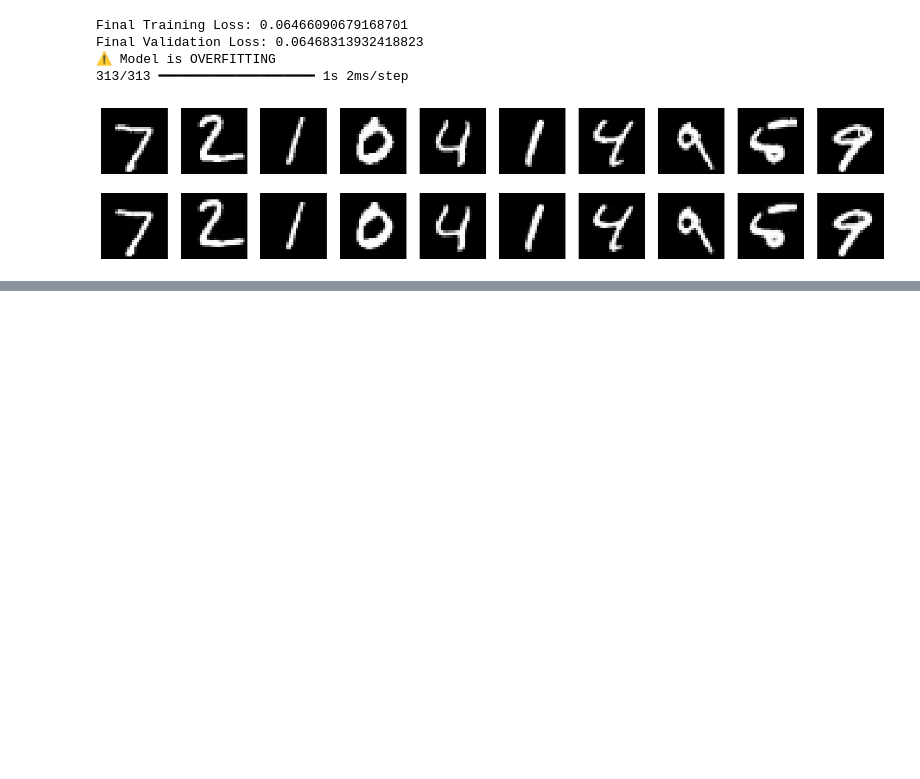
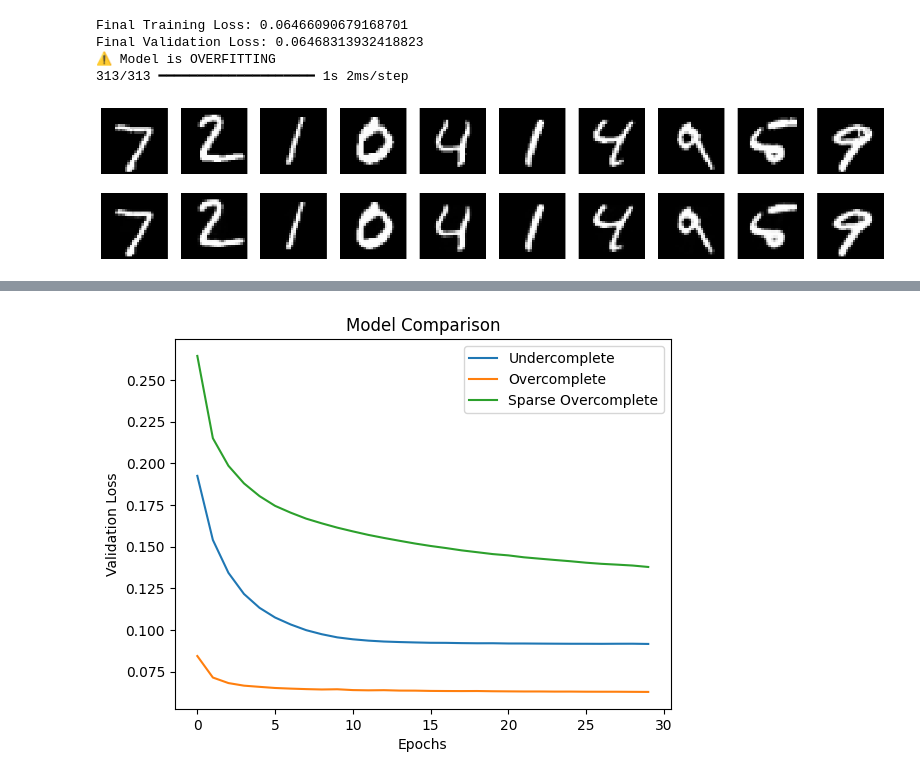
Before and after one commit to SameekshaPadigelawar/DEEP-LEARNING-PRACTICE, a Jupyter notebook: DL_LAB1.ipynb, the cells around one changed output, grey strips where cells are left out. Cells and saved outputs as stored; diff of their text form; code cells hidden in the pictures; blank space fills up the shorter version.

```diff
--- a/DL_LAB1.ipynb
+++ b/DL_LAB1.ipynb
@@ -2690,0 +2816,24 @@ Final Validation Loss: 0.06468313932418823
+# %%
+from tensorflow.keras import regularizers
+
+encoding_dim = 800
+
+input_layer = Input(shape=(input_dim,))
+encoded = Dense(
+    encoding_dim,
+    activation='relu',
+    activity_regularizer=regularizers.l1(1e-5)
+)(input_layer)
+
+decoded = Dense(input_dim, activation='sigmoid')(encoded)
+
+overcomplete_sparse_ae = Model(input_layer, decoded)
+
+overcomplete_sparse_ae.compile(optimizer='adam', loss='binary_crossentropy')
+
+history_sparse = overcomplete_sparse_ae.fit(
+    x_train, x_train,
+    epochs=30,
+    batch_size=256,
+    validation_data=(x_test, x_test)
+)
@@ -2690,0 +2874,12 @@ Final Validation Loss: 0.06468313932418823
+# %%
+plt.plot(history_under.history['val_loss'], label='Undercomplete')
+plt.plot(history_over.history['val_loss'], label='Overcomplete')
+plt.plot(history_sparse.history['val_loss'], label='Sparse Overcomplete')
+
+plt.xlabel('Epochs')
+plt.ylabel('Validation Loss')
+plt.legend()
+plt.title('Model Comparison')
+plt.show()
+# %% [output]
+[figure, added]
```
Also changed, not shown: parts of 23 cells of this notebook.
